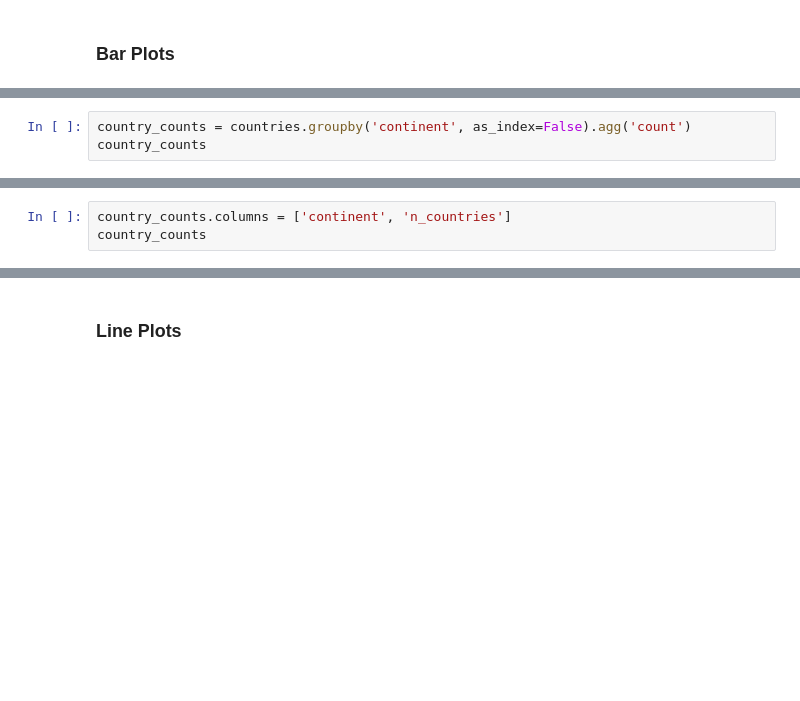
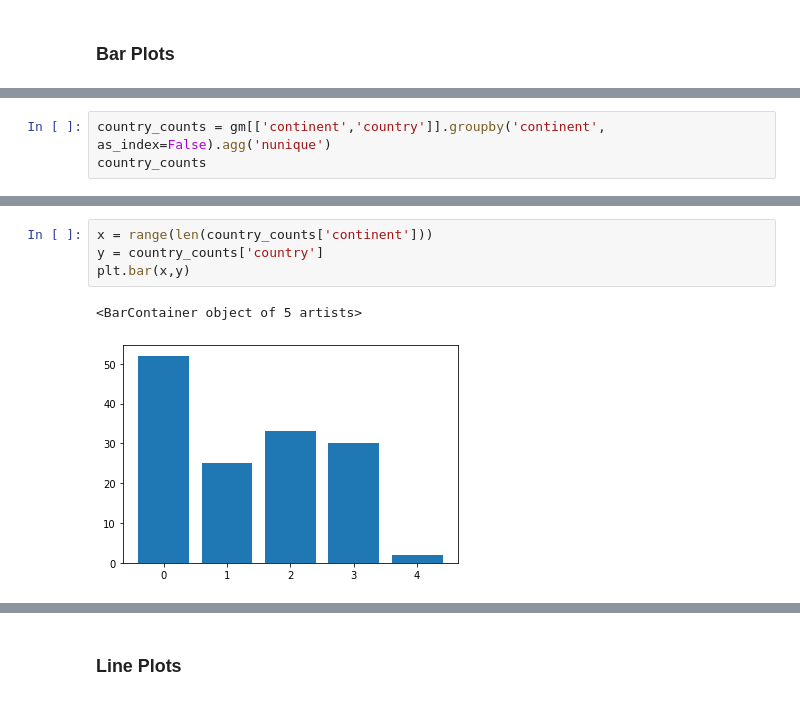
Before and after one commit to dlab-berkeley/Python-Data-Visualization-Legacy, a Jupyter notebook: lessons/Python-Data-Visualization.ipynb, the cells around one changed output, grey strips where cells are left out. Drawn from its saved outputs; the diff is of its cells as text; blank space fills up the shorter version.

```diff
--- a/lessons/Python-Data-Visualization.ipynb
+++ b/lessons/Python-Data-Visualization.ipynb
@@ -228,3 +281,3 @@ To get the number of countries per continent we'll use the `.groupby()` method t
 # %%
-country_counts = countries.groupby('continent', as_index=False).agg('count')
+country_counts = gm[['continent','country']].groupby('continent', as_index=False).agg('nunique')
 country_counts
@@ -233,3 +290,0 @@ Let's rename the `country` column to be `n_countries` for number of countries.
-# %%
-country_counts.columns = ['continent', 'n_countries']
-country_counts
@@ -251,0 +297,7 @@ y
+# %%
+x = range(len(country_counts['continent']))
+y = country_counts['country']
+plt.bar(x,y)
+# %% [output]
+<BarContainer object of 5 artists>
+[figure, added]
```
Also changed, not shown: parts of 162 cells of this notebook, 1 other file.
